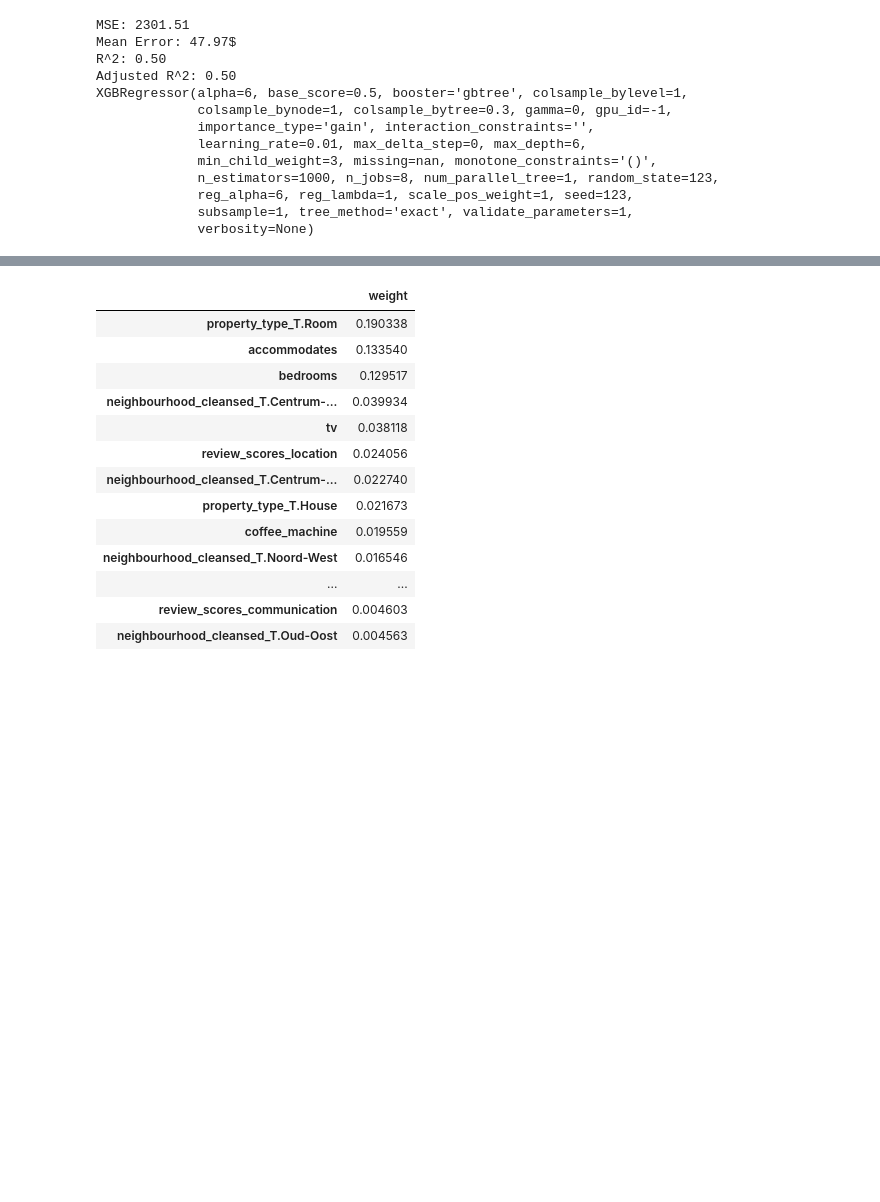
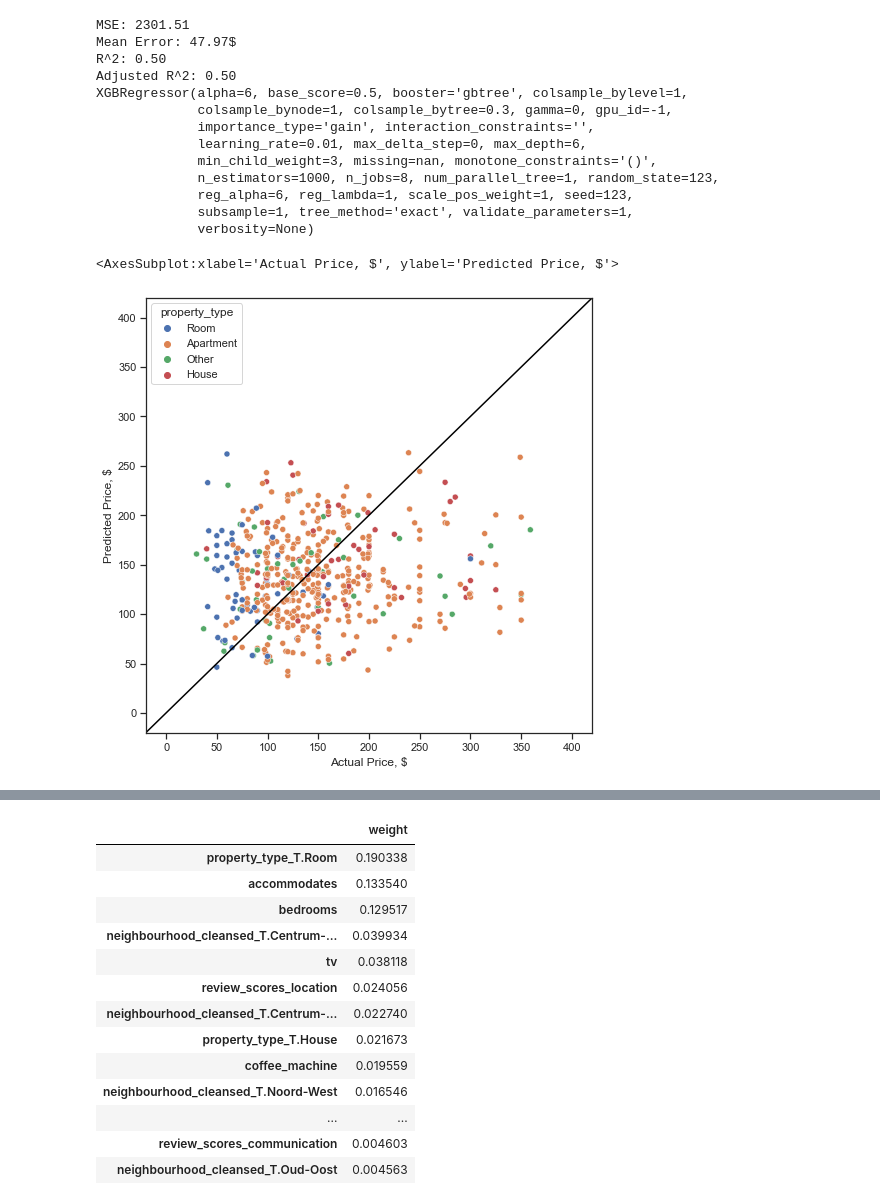
Before and after one commit to Tetawex/python_stuff, a Jupyter notebook: exploratory_analysis.ipynb, the cells around one changed output, grey strips where cells are left out. Cells and saved outputs as stored; diff of their text form; code cells hidden in the pictures; blank space fills up the shorter version.

```diff
--- a/exploratory_analysis.ipynb
+++ b/exploratory_analysis.ipynb
@@ -577,3 +593,24 @@ XGBRegressor(alpha=6, base_score=0.5, booster='gbtree', colsample_bylevel=1,
              reg_alpha=6, reg_lambda=1, scale_pos_weight=1, seed=123,
              subsample=1, tree_method='exact', validate_parameters=1,
              verbosity=None)
+# %%
+# y_test['price']
+
+pred_scatter_index = range(0, len(y_test))
+
+vec_test = pd.Series(y_test['price'], index = pred_scatter_index, dtype='float')
+vec_pred = pd.Series(preds, index = pred_scatter_index, dtype='float')
+
+frame = { 'Actual Price, $': vec_test, 'Predicted Price, $': vec_pred,}
+
+comp_df = pd.DataFrame(frame, index=pred_scatter_index).join(df['property_type'].reindex(pred_scatter_index))
+
+plt.figure(figsize=(8, 8))
+plt.axline((0, 0), (400, 400), color='black')
+sns.scatterplot(x='Actual Price, $',
+                y='Predicted Price, $',
+                hue='property_type',
+                data=comp_df)
+# %% [output]
+<AxesSubplot:xlabel='Actual Price, $', ylabel='Predicted Price, $'>
+[figure, added]
```
Also changed, not shown: parts of 3 cells of this notebook.
